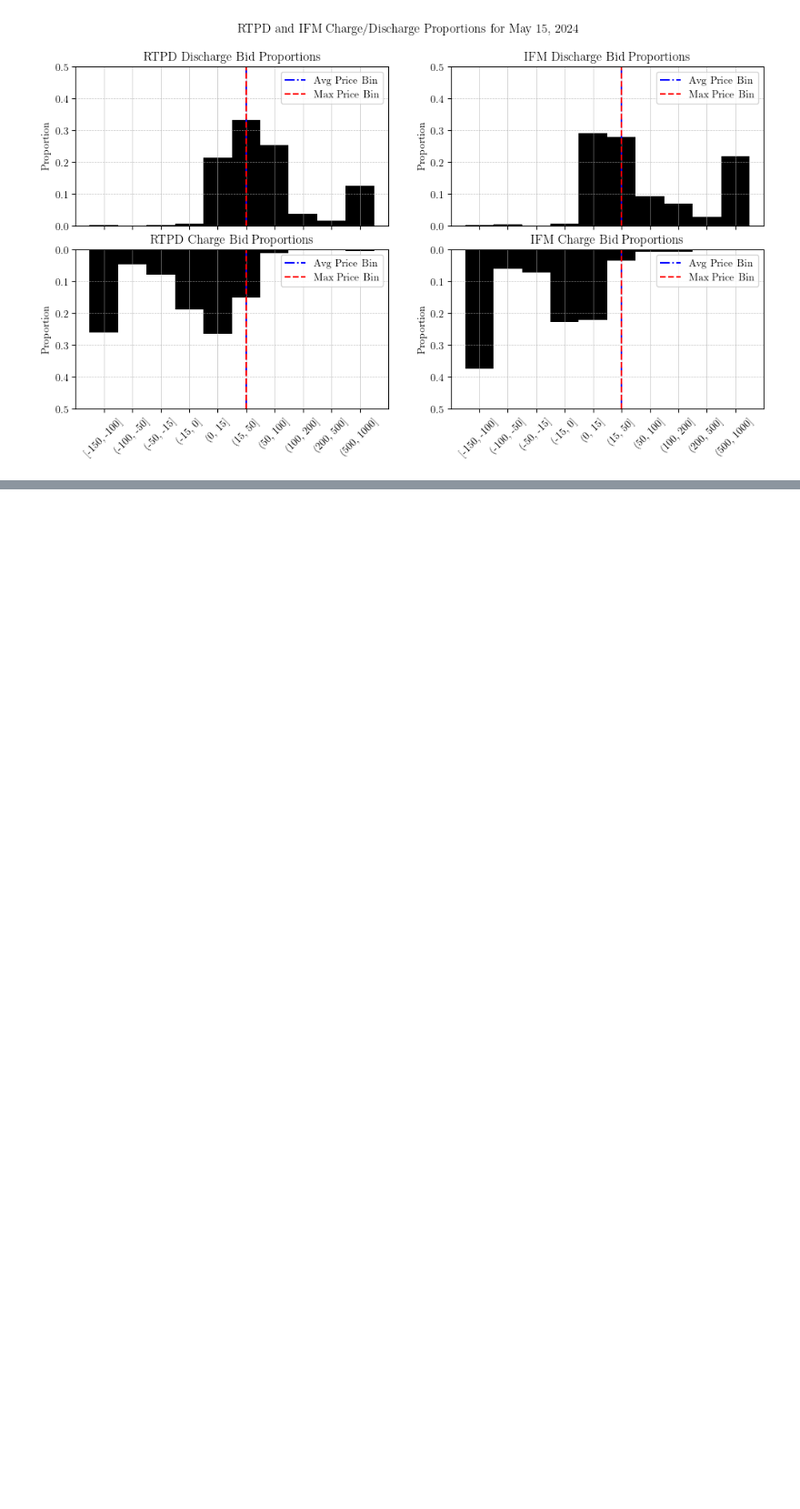
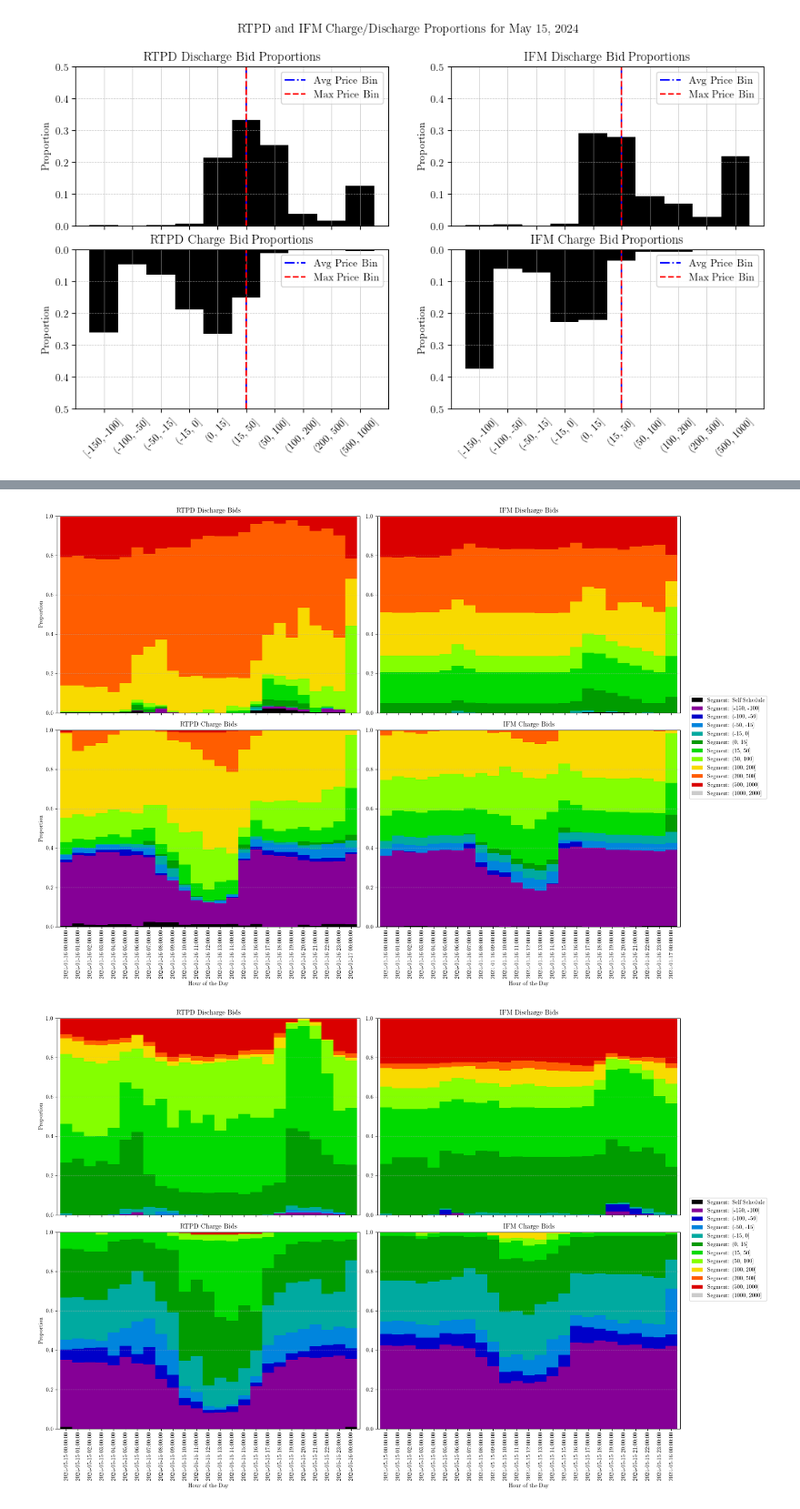
Before and after one commit to nmadev/CAISO-EnergyStorage, a Jupyter notebook: CAISO_ES_BIDS/CAISO_ES_BID_FINAL_ANALYSIS.ipynb, the cells around one changed output, grey strips where cells are left out. Shown at 91% size. Drawn from its saved outputs; the diff is of its cells as text; code cells hidden in the pictures; blank space fills up the shorter version.

```diff
--- a/CAISO_ES_BIDS/CAISO_ES_BID_FINAL_ANALYSIS.ipynb
+++ b/CAISO_ES_BIDS/CAISO_ES_BID_FINAL_ANALYSIS.ipynb
@@ -824,0 +884,15 @@ Freq: D, Name: rt_price_max, dtype: float64
+# %%
+plot_stacked_hourly_bid_distribution(
+    df=hourly_df,
+    start_date=pd.Timestamp("January 16, 2024"),
+    end_date=pd.Timestamp("January 17, 2024"),
+)
+
+plot_stacked_hourly_bid_distribution(
+    df=hourly_df,
+    start_date=pd.Timestamp("May 15, 2024"),
+    end_date=pd.Timestamp("May 16, 2024"),
+)
+# %% [output]
+[figure, added]
+[figure, added]
```
Also changed, not shown: parts of 6 cells of this notebook.
